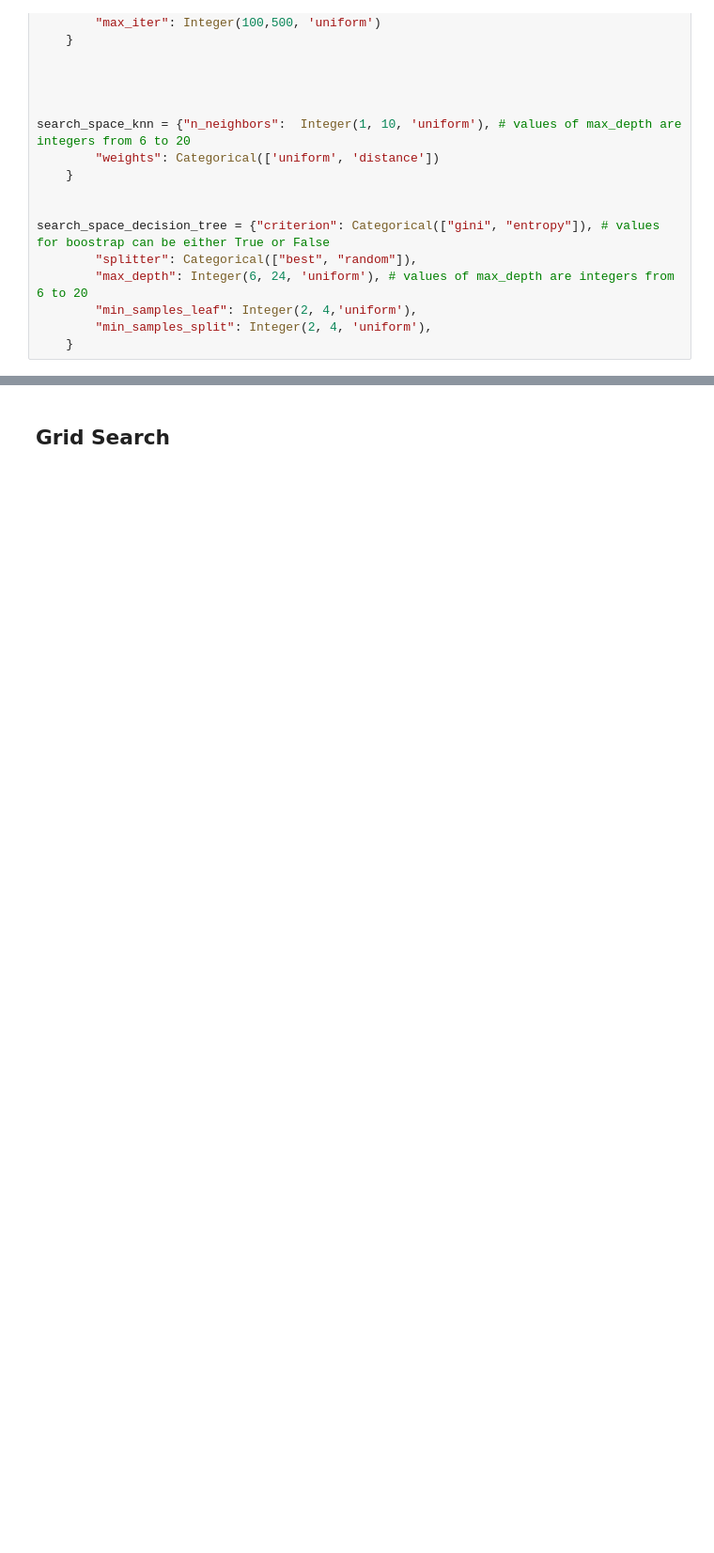
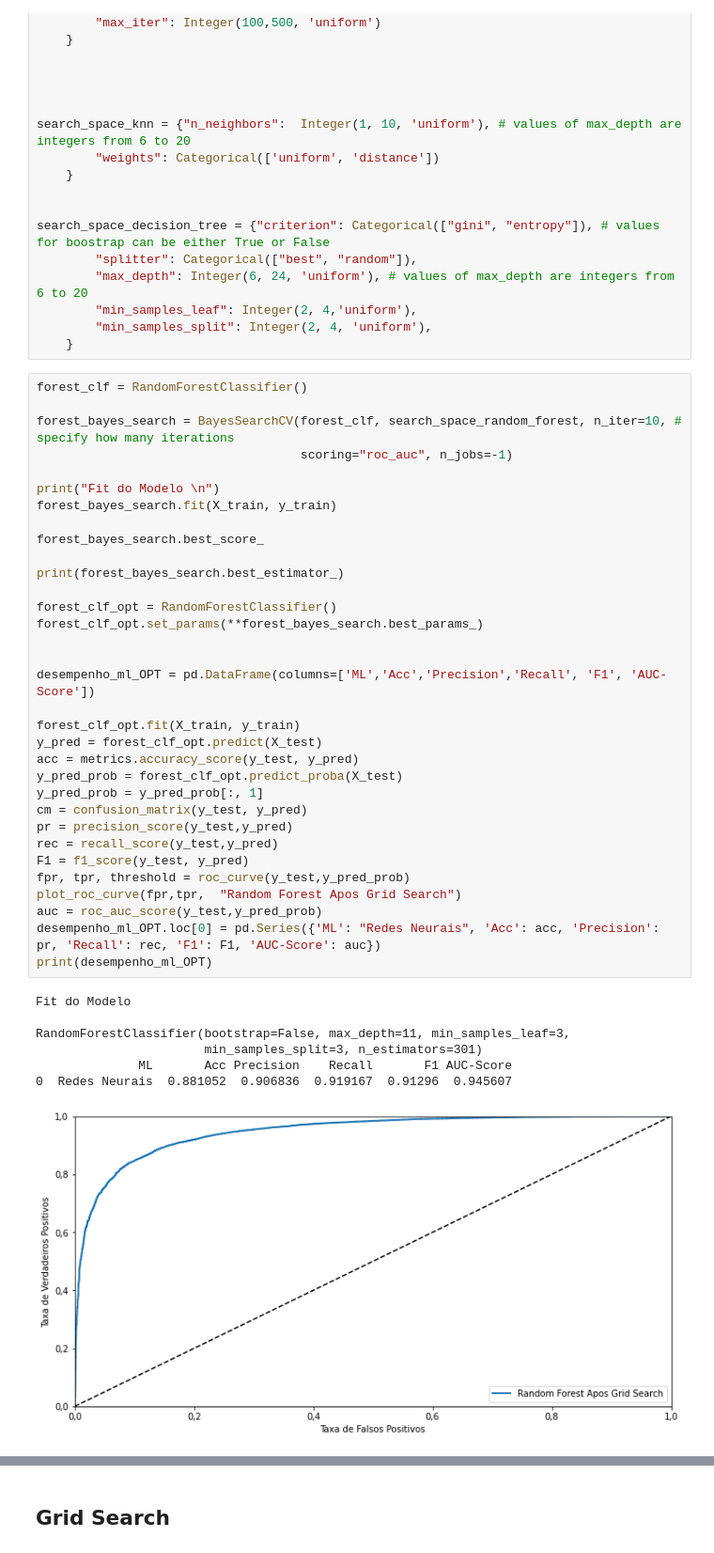
Before and after one commit to mrelero/machine-learning-anatel-database, a Jupyter notebook: Paper2/Model1.ipynb, the cells around one changed output, grey strips where cells are left out. Shown at 94% size. Saved outputs shown, nothing was run; the diff lists cells and outputs as text; blank space fills up the shorter version.

```diff
--- a/Paper2/Model1.ipynb
+++ b/Paper2/Model1.ipynb
@@ -384,3 +384,44 @@ search_space_decision_tree = {"criterion": Categorical(["gini", "entropy"]), # v
         "min_samples_leaf": Integer(2, 4,'uniform'),
         "min_samples_split": Integer(2, 4, 'uniform'),
     }
+# %%
+forest_clf = RandomForestClassifier()
+
+forest_bayes_search = BayesSearchCV(forest_clf, search_space_random_forest, n_iter=10, # specify how many iterations
+                                    scoring="roc_auc", n_jobs=-1)
+
+print("Fit do Modelo \n")
+forest_bayes_search.fit(X_train, y_train)
+
+forest_bayes_search.best_score_
+
+print(forest_bayes_search.best_estimator_)
+
+forest_clf_opt = RandomForestClassifier()
+forest_clf_opt.set_params(**forest_bayes_search.best_params_)
+
+
+desempenho_ml_OPT = pd.DataFrame(columns=['ML','Acc','Precision','Recall', 'F1', 'AUC-Score'])
+
+forest_clf_opt.fit(X_train, y_train)
+y_pred = forest_clf_opt.predict(X_test)
+acc = metrics.accuracy_score(y_test, y_pred)
+y_pred_prob = forest_clf_opt.predict_proba(X_test)
+y_pred_prob = y_pred_prob[:, 1]
+cm = confusion_matrix(y_test, y_pred)
+pr = precision_score(y_test,y_pred)
+rec = recall_score(y_test,y_pred)
+F1 = f1_score(y_test, y_pred)
+fpr, tpr, threshold = roc_curve(y_test,y_pred_prob)
+plot_roc_curve(fpr,tpr,  "Random Forest Apos Grid Search")
+auc = roc_auc_score(y_test,y_pred_prob)
+desempenho_ml_OPT.loc[0] = pd.Series({'ML': "Redes Neurais", 'Acc': acc, 'Precision': pr, 'Recall': rec, 'F1': F1, 'AUC-Score': auc})
+print(desempenho_ml_OPT)
+# %% [output]
+Fit do Modelo
+
+RandomForestClassifier(bootstrap=False, max_depth=11, min_samples_leaf=3,
+                       min_samples_split=3, n_estimators=301)
+              ML       Acc Precision    Recall       F1 AUC-Score
+0  Redes Neurais  0.881052  0.906836  0.919167  0.91296  0.945607
+[figure, added]
```
Also changed, not shown: parts of 2 cells of this notebook.
